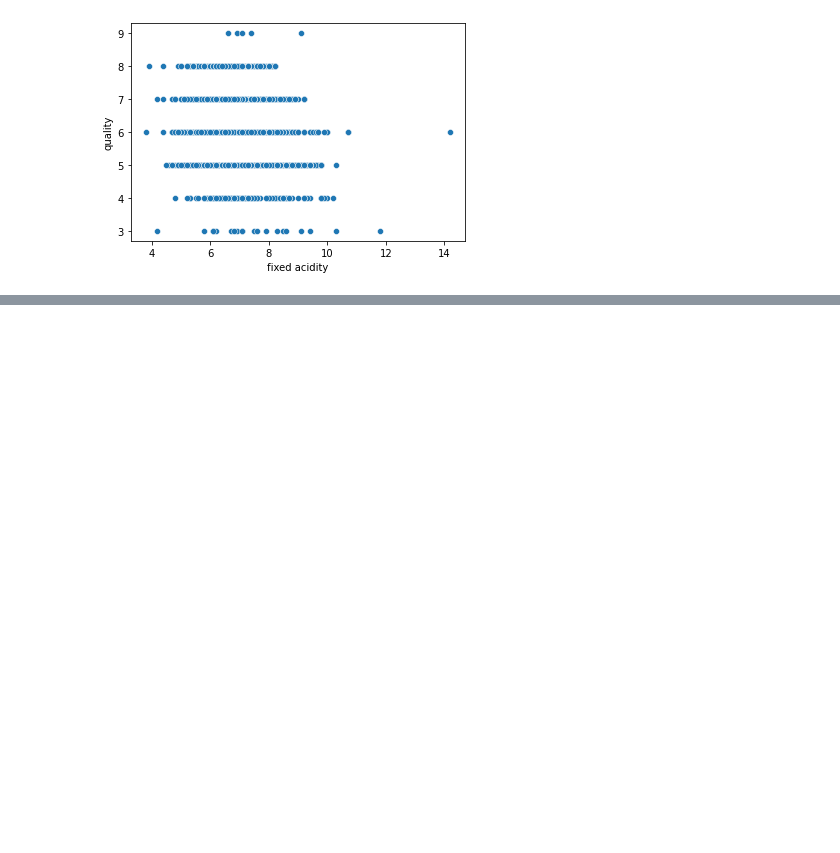
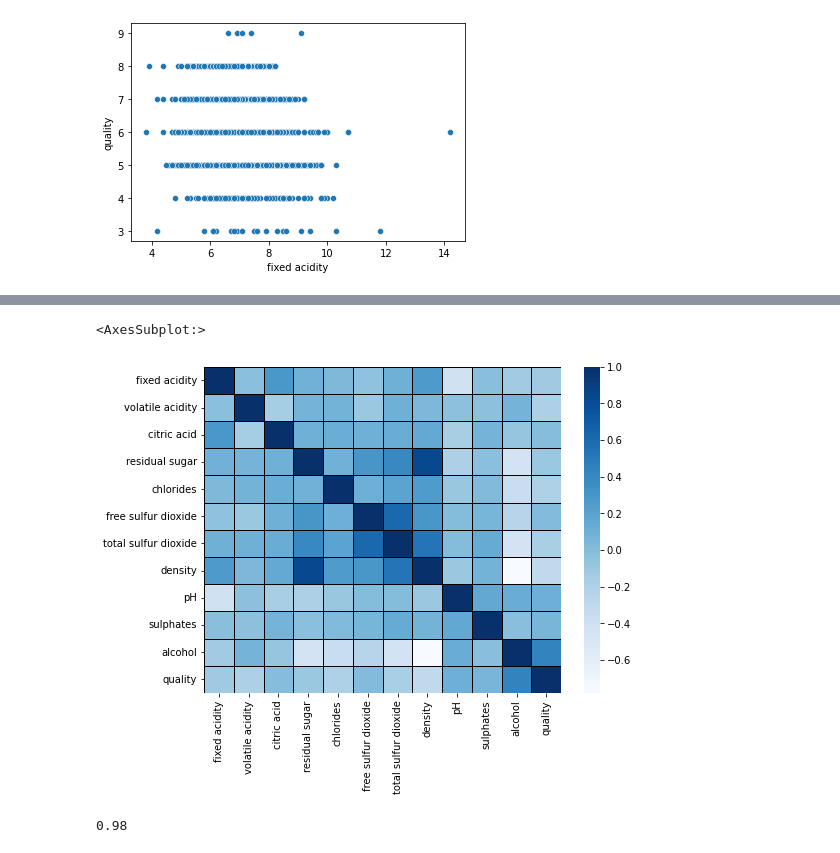
Before and after one commit to TamirIsCool/DataScIntro, a Jupyter notebook: Regression/Wine.ipynb, the cells around one changed output, grey strips where cells are left out. Saved outputs shown, nothing was run; the diff lists cells and outputs as text; code cells hidden in the pictures; blank space fills up the shorter version.

Commit message:
Added logistic regression model and solutions.

```diff
--- a/Regression/Wine.ipynb
+++ b/Regression/Wine.ipynb
@@ -114,0 +130,6 @@ sns.scatterplot(x='fixed acidity', y='quality', data=white_wine_data)
+# %%
+plt.figure(figsize=(8,6))
+sns.heatmap(white_wine_data.corr(),cmap='Blues',linewidth=1,linecolor='Black')
+# %% [output]
+<AxesSubplot:>
+[figure, added]
@@ -114,0 +142,9 @@ sns.scatterplot(x='fixed acidity', y='quality', data=white_wine_data)
+# %%
+from sklearn.linear_model import LogisticRegression
+model=LogisticRegression(class_weight='balanced',solver='lbfgs', max_iter=1000)
+model.fit(x_train , y_train)
+PredictNobalance = model.predict(x_test)
+
+model.score(x_test,y_test)
+# %% [output]
+0.98
```
Also changed, not shown: parts of 13 cells of this notebook.
